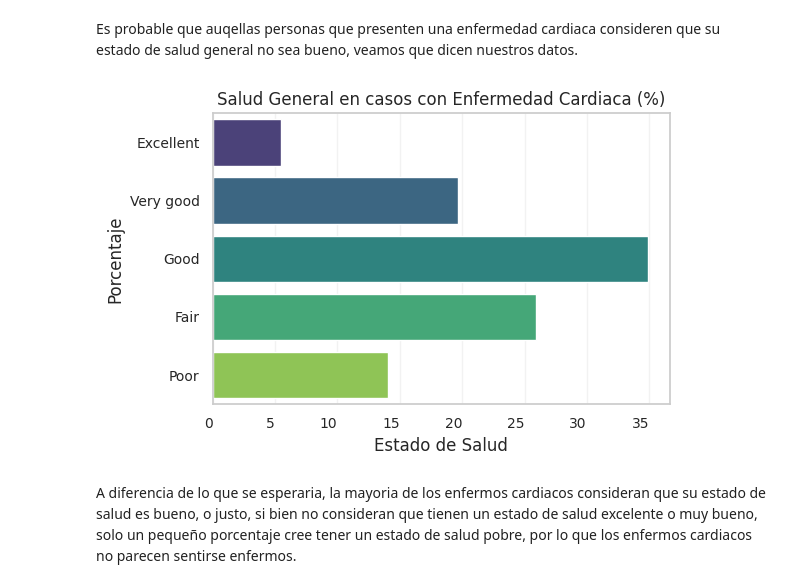
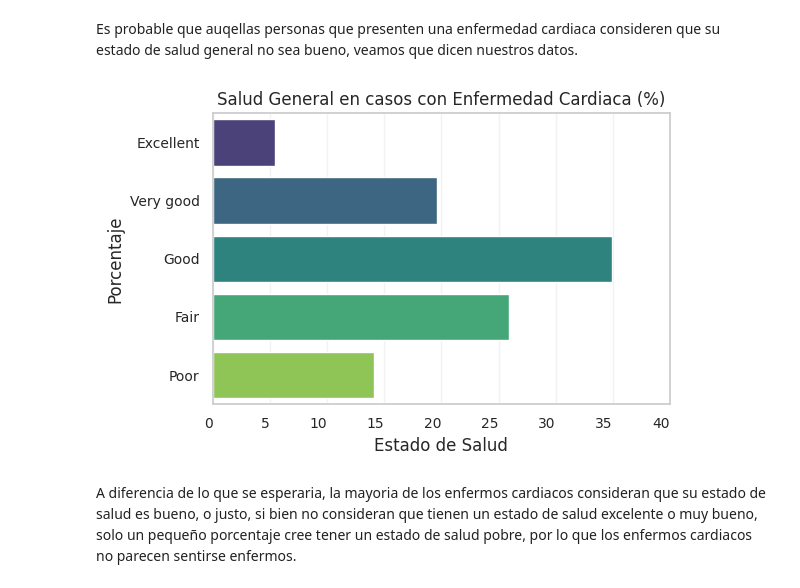
Before and after one commit to PaulaBergamasco/EnfermedadCardiaca, a Jupyter notebook: Poyecto_DS_Bergamasco_Paula.ipynb, the cells around one changed output. Saved outputs shown, nothing was run; the diff lists cells and outputs as text; code cells hidden in the pictures.

```diff
--- a/Poyecto_DS_Bergamasco_Paula.ipynb
+++ b/Poyecto_DS_Bergamasco_Paula.ipynb
@@ -679,22 +685,23 @@ Es probable que auqellas personas que presenten una enfermedad cardiaca consider
 # %%
 # Se calcula el porcentaje de cada estado de salud respecto al total
 total_samples = len(df_con_enf_car)
 health_state_percentages = df_con_enf_car['SaludGeneral'].value_counts(normalize=True) * 100
 
 # Definir el orden de las etiquetas del eje x
 health_state_order = ["Excellent", "Very good", "Good", "Fair", "Poor"]
 
 # se crea el gráfico con los porcentajes
 plt.figure(figsize=(6, 4))
 ax = sns.barplot(y=health_state_percentages.index, x=health_state_percentages.values, order=health_state_order, palette='viridis')
 ax.set(title="Salud General en casos con Enfermedad Cardiaca (%)",
        xlabel="Estado de Salud",
        ylabel="Porcentaje")
+ax.set_xticks(ax.get_xticks())
 ax.set_xticklabels(ax.get_xticklabels(), rotation=0, ha="right")
 
 plt.tight_layout()
 # %% [output]
-[figure, old version]
+[figure, new version]
 # %% [markdown]
 A diferencia de lo que se esperaria, la mayoria de los enfermos cardiacos consideran que su estado de salud es bueno, o justo, si bien no consideran que tienen un estado de salud excelente o muy bueno, solo un pequeño porcentaje cree tener un estado de salud pobre, por lo que los enfermos cardiacos no parecen sentirse enfermos.
 # %%
```
Also changed, not shown: parts of 1 cell of this notebook.
